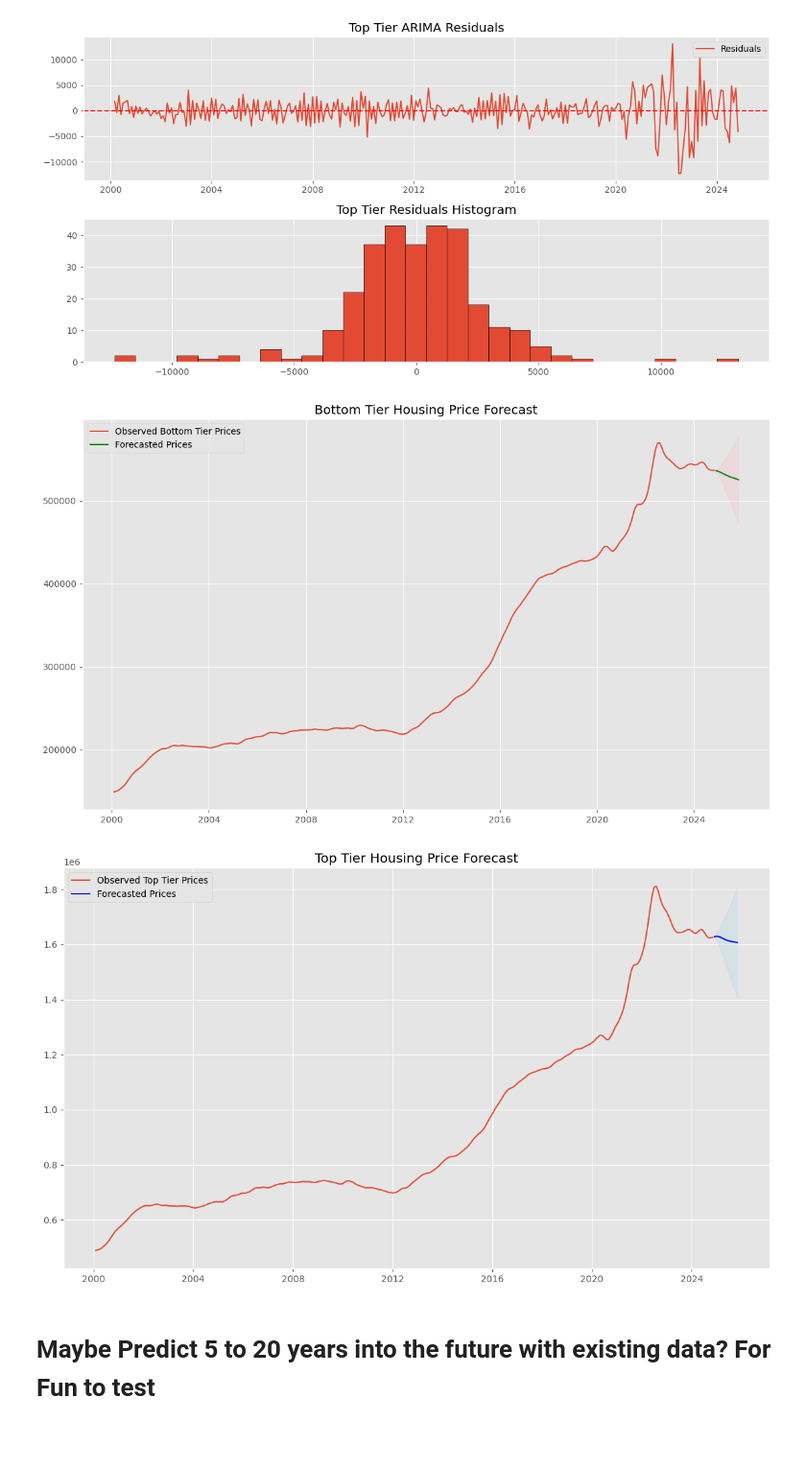
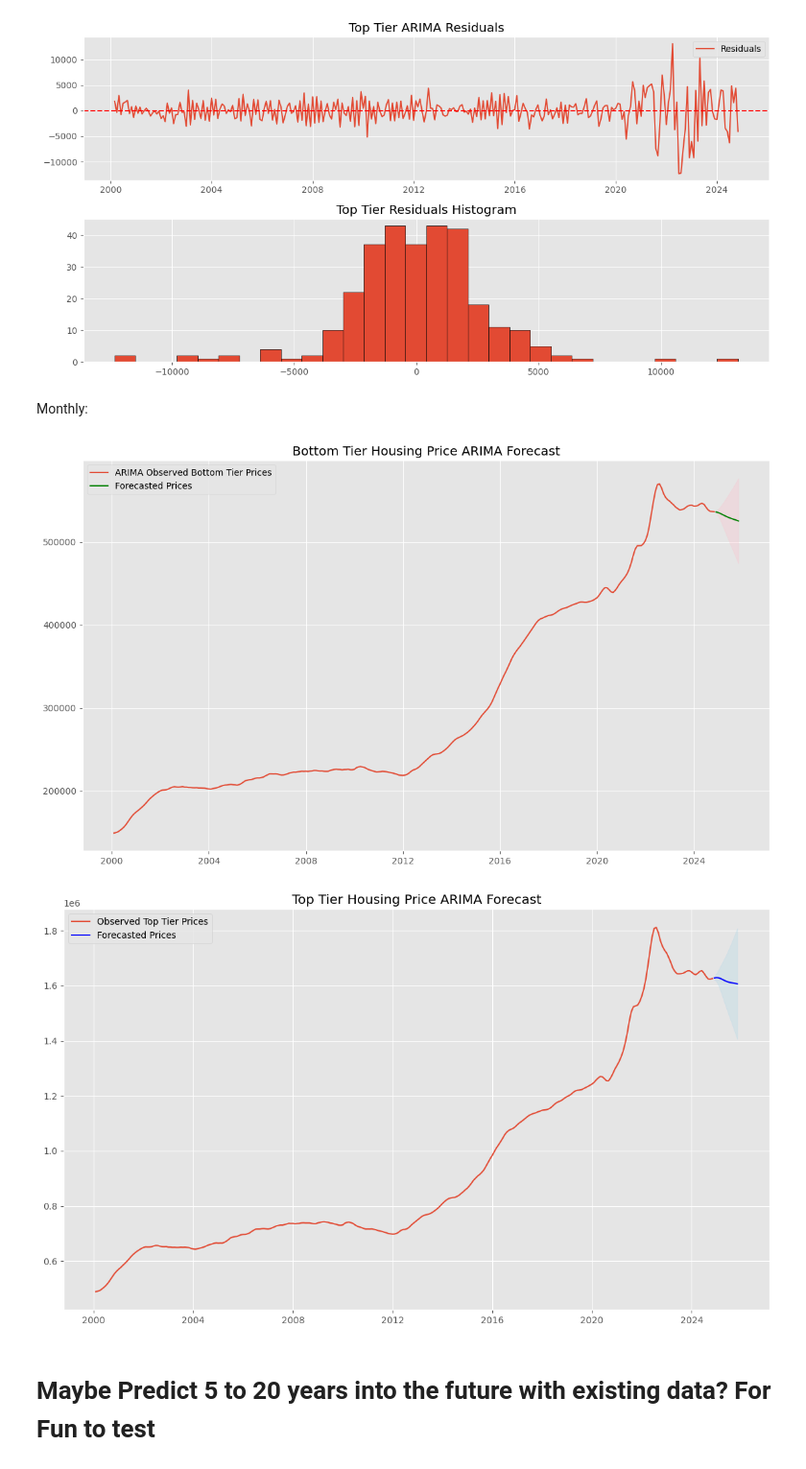
Before and after one commit to SUPERINTIALD/CSCI_4502_5502_Data_Mining_Final_Project, a Jupyter notebook: S-ARIMA.ipynb, the cells around one changed output. Shown at 96% size. Cells and saved outputs as stored; diff of their text form; code cells hidden in the pictures; blank space fills up the shorter version.

Commit message:
added more stuff to S/ARIMA ver 1

```diff
--- a/S-ARIMA.ipynb
+++ b/S-ARIMA.ipynb
@@ -433,6 +433,8 @@ plt.show()
 # Define the original time series data
 bottom_tier = boulder_bottom_tier["Price"]  # Replace with your actual Bottom Tier time series
 top_tier = boulder_top_tier["Price"]       # Replace with your actual Top Tier time series
+# %% [markdown]
+Monthly:
 # %%
 # Reintegrate Bottom Tier Forecast
 forecast_bottom = bottom_tier_model.get_forecast(steps=12)
@@ -452,38 +454,38 @@ forecast_top_diff = forecast_top.predicted_mean
 forecast_top_index = pd.date_range(start=top_tier.index[-1] + pd.offsets.MonthEnd(), periods=12, freq="ME")
 
 # Convert differenced forecast to original scale
 forecast_top_reintegrated = forecast_top_diff.cumsum() + top_tier.iloc[-1]
 
 # Reintegrate confidence intervals
 forecast_top_ci = forecast_top.conf_int()
 forecast_top_ci_reintegrated = forecast_top_ci.cumsum() + top_tier.iloc[-1]
 
 # Plot Forecasts for Bottom Tier
 plt.figure(figsize=(14, 8))
-plt.plot(bottom_tier, label="Observed Bottom Tier Prices")
+plt.plot(bottom_tier, label="ARIMA Observed Bottom Tier Prices")
 plt.plot(forecast_bottom_index, forecast_bottom_reintegrated, label="Forecasted Prices", color="green")
 plt.fill_between(forecast_bottom_index,
                  forecast_bottom_ci_reintegrated.iloc[:, 0],
                  forecast_bottom_ci_reintegrated.iloc[:, 1],
                  color="pink", alpha=0.3)
-plt.title("Bottom Tier Housing Price Forecast")
+plt.title("Bottom Tier Housing Price ARIMA Forecast")
 plt.legend()
 plt.show()
 
 # Plot Forecasts for Top Tier
 plt.figure(figsize=(14, 8))
 plt.plot(top_tier, label="Observed Top Tier Prices")
 plt.plot(forecast_top_index, forecast_top_reintegrated, label="Forecasted Prices", color="blue")
 plt.fill_between(forecast_top_index,
                  forecast_top_ci_reintegrated.iloc[:, 0],
                  forecast_top_ci_reintegrated.iloc[:, 1],
                  color="lightblue", alpha=0.3)
-plt.title("Top Tier Housing Price Forecast")
+plt.title("Top Tier Housing Price ARIMA Forecast")
 plt.legend()
 plt.show()
 # %% [output]
-[figure, old version]
+[figure, new version]
-[figure, old version]
+[figure, new version]
 # %% [markdown]
 # Maybe Predict 5 to 20 years into the future with existing data? For Fun to test
 # %%
```
Also changed, not shown: parts of 10 cells of this notebook.
